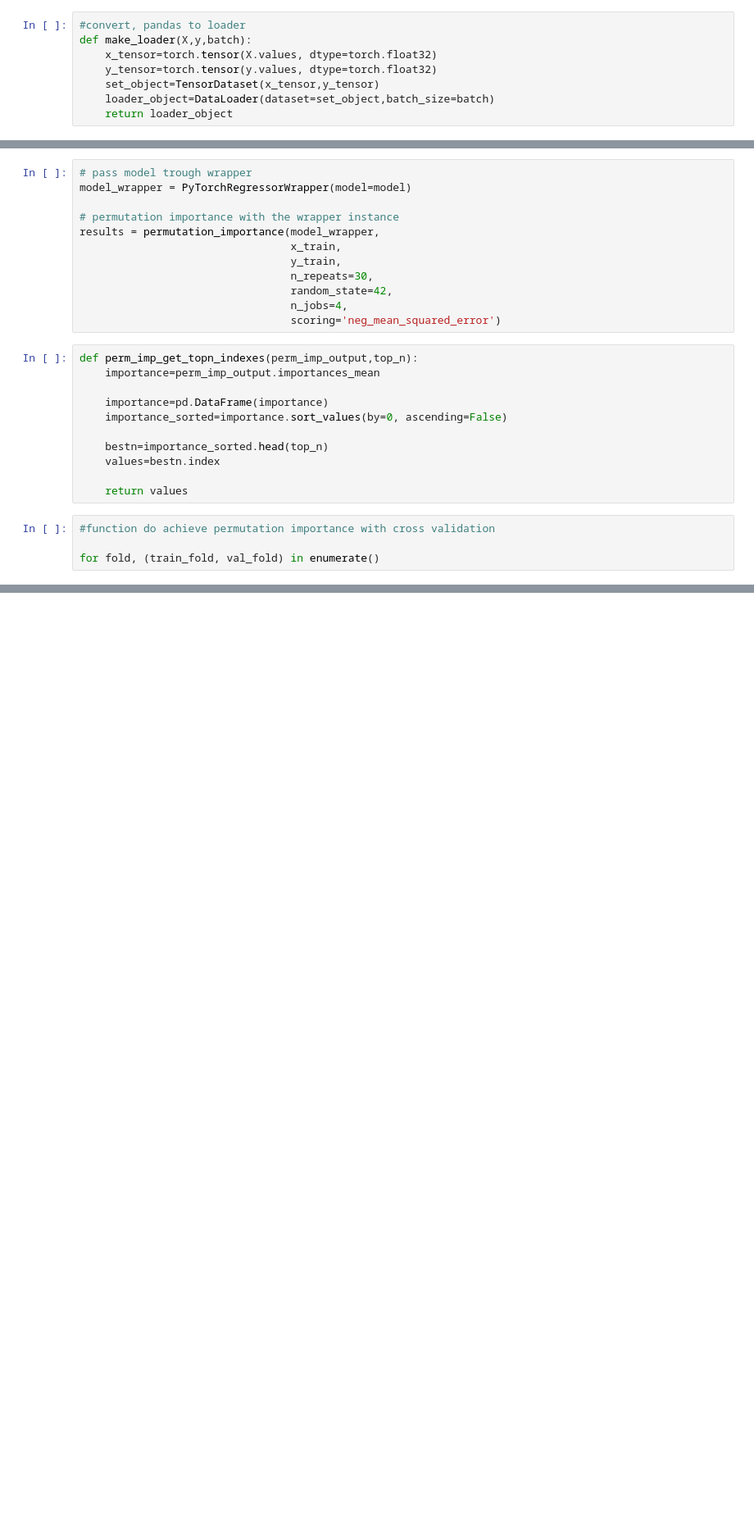
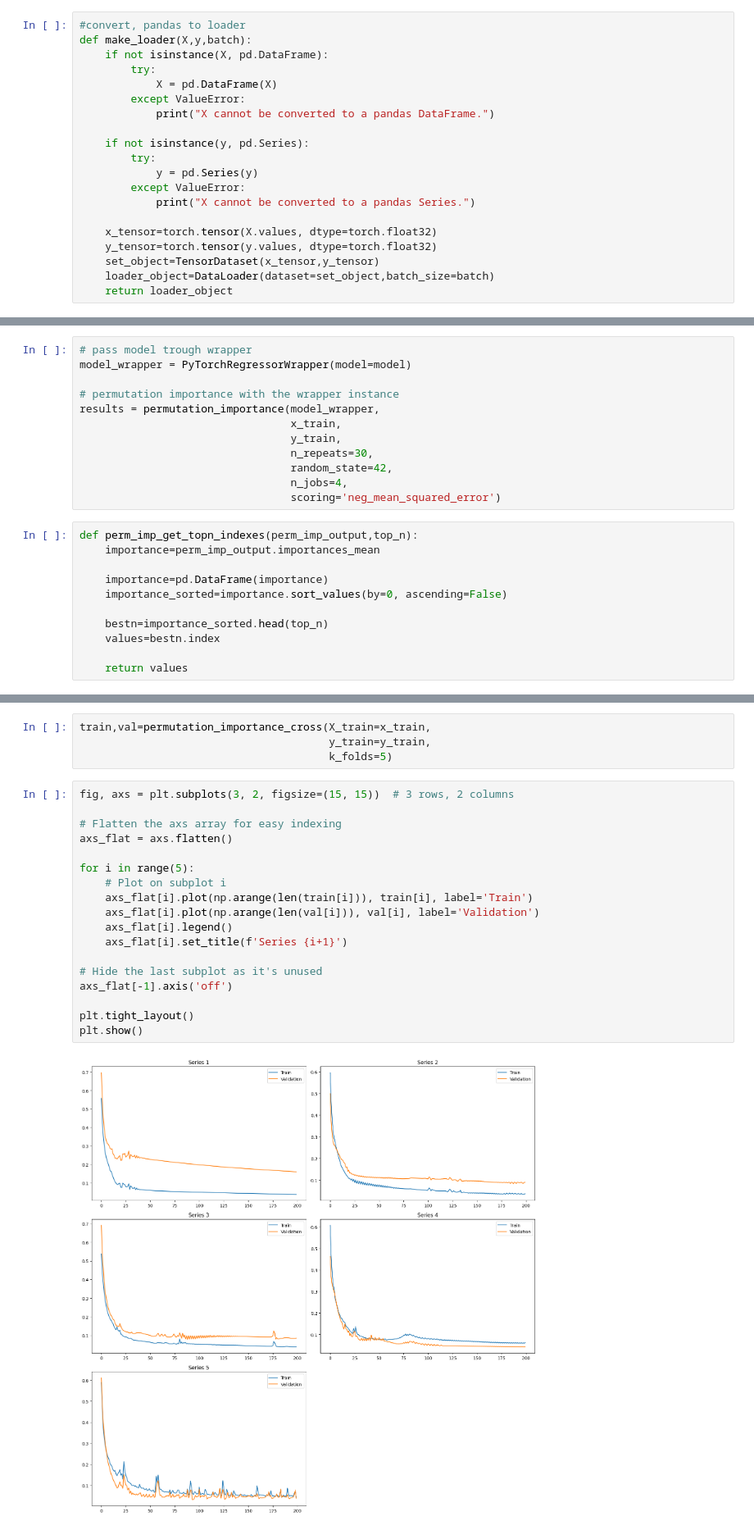
Before and after one commit to Lucas-ZR/datahow-thesis-feup, a Jupyter notebook: torch_perm_imp_reg.ipynb, the cells around one changed output, grey strips where cells are left out. Shown: that part at 82% size. Cells and saved outputs as stored; diff of their text form; blank space fills up the shorter version.

Commit message:
cross with pytorch and no overfit =), next is to add perm_importance function

```diff
--- a/torch_perm_imp_reg.ipynb
+++ b/torch_perm_imp_reg.ipynb
@@ -57,6 +59,18 @@ y_test=pd.Series(y_test.ravel())
 # %%
 #convert, pandas to loader
 def make_loader(X,y,batch):
+    if not isinstance(X, pd.DataFrame):
+        try:
+            X = pd.DataFrame(X)
+        except ValueError:
+            print("X cannot be converted to a pandas DataFrame.")
+
+    if not isinstance(y, pd.Series):
+        try:
+            y = pd.Series(y)
+        except ValueError:
+            print("X cannot be converted to a pandas Series.")
+
     x_tensor=torch.tensor(X.values, dtype=torch.float32)
     y_tensor=torch.tensor(y.values, dtype=torch.float32)
     set_object=TensorDataset(x_tensor,y_tensor)
@@ -191,7 +205,3 @@ def perm_imp_get_topn_indexes(perm_imp_output,top_n):
     values=bestn.index
 
     return values
-# %%
-#function do achieve permutation importance with cross validation
-
-for fold, (train_fold, val_fold) in enumerate()
@@ -197,0 +255,24 @@ for fold, (train_fold, val_fold) in enumerate()
+# %%
+train,val=permutation_importance_cross(X_train=x_train,
+                                       y_train=y_train,
+                                       k_folds=5)
+# %%
+fig, axs = plt.subplots(3, 2, figsize=(15, 15))  # 3 rows, 2 columns
+
+# Flatten the axs array for easy indexing
+axs_flat = axs.flatten()
+
+for i in range(5):
+    # Plot on subplot i
+    axs_flat[i].plot(np.arange(len(train[i])), train[i], label='Train')
+    axs_flat[i].plot(np.arange(len(val[i])), val[i], label='Validation')
+    axs_flat[i].legend()
+    axs_flat[i].set_title(f'Series {i+1}')
+
+# Hide the last subplot as it's unused
+axs_flat[-1].axis('off')
+
+plt.tight_layout()
+plt.show()
+# %% [output]
+[figure, added]
```
Also changed, not shown: parts of 6 cells of this notebook.
